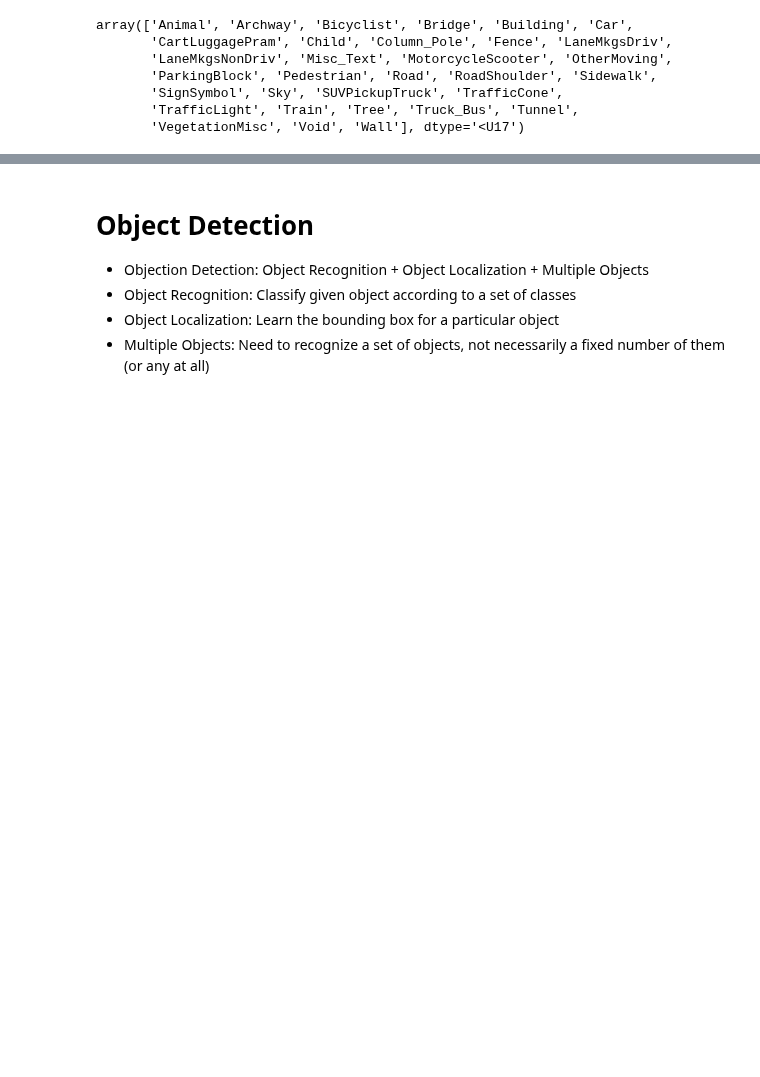
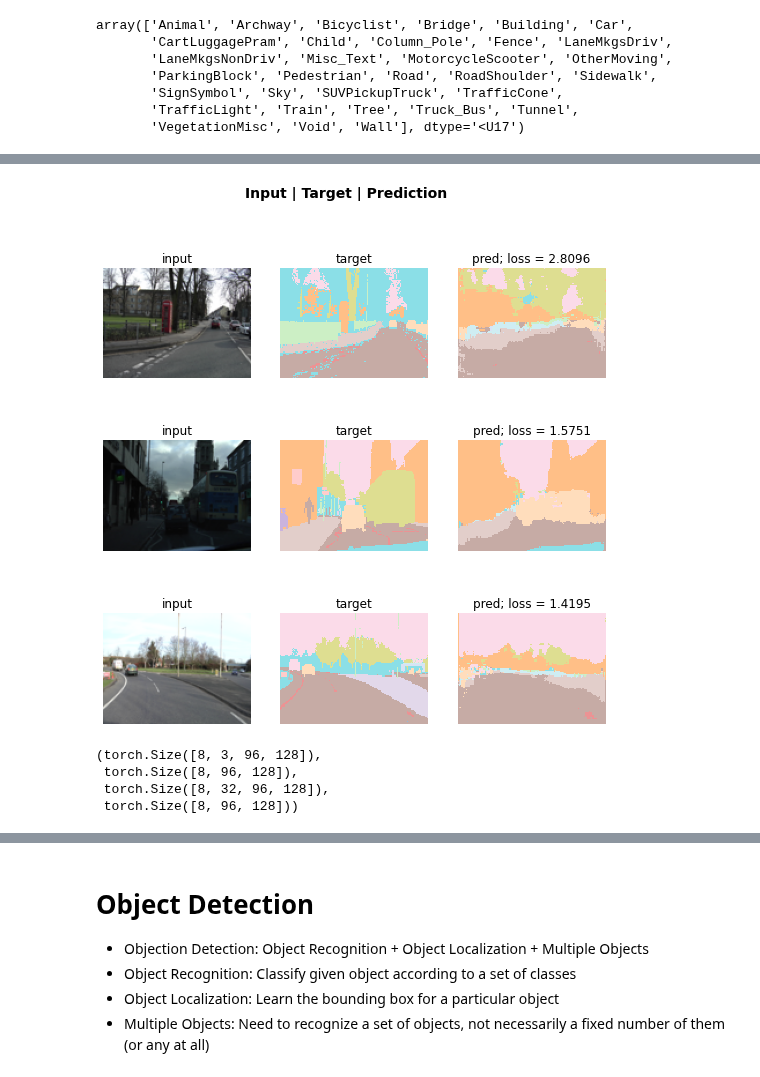
Before and after one commit to rkingery/notebooks, a Jupyter notebook: computer-vison-advanced.ipynb, the cells around one changed output, grey strips where cells are left out. Drawn from its saved outputs; the diff is of its cells as text; code cells hidden in the pictures; blank space fills up the shorter version.

```diff
--- a/computer-vison-advanced.ipynb
+++ b/computer-vison-advanced.ipynb
@@ -129,0 +146,4 @@ learn.fine_tune(6)
+# %%
+interp = fastai.SegmentationInterpretation.from_learner(learn)
+interp.plot_top_losses(k=3)
+# %% [output]
@@ -129,0 +152,11 @@ learn.fine_tune(6)
+[figure, added]
+# %%
+x,y = dls.one_batch()
+yhat = learn.model(x)
+y_pred = yhat.argmax(dim=1)
+x.shape, y.shape, yhat.shape, y_pred.shape
+# %% [output]
+(torch.Size([8, 3, 96, 128]),
+ torch.Size([8, 96, 128]),
+ torch.Size([8, 32, 96, 128]),
+ torch.Size([8, 96, 128]))
```
Also changed, not shown: parts of 13 cells of this notebook.
